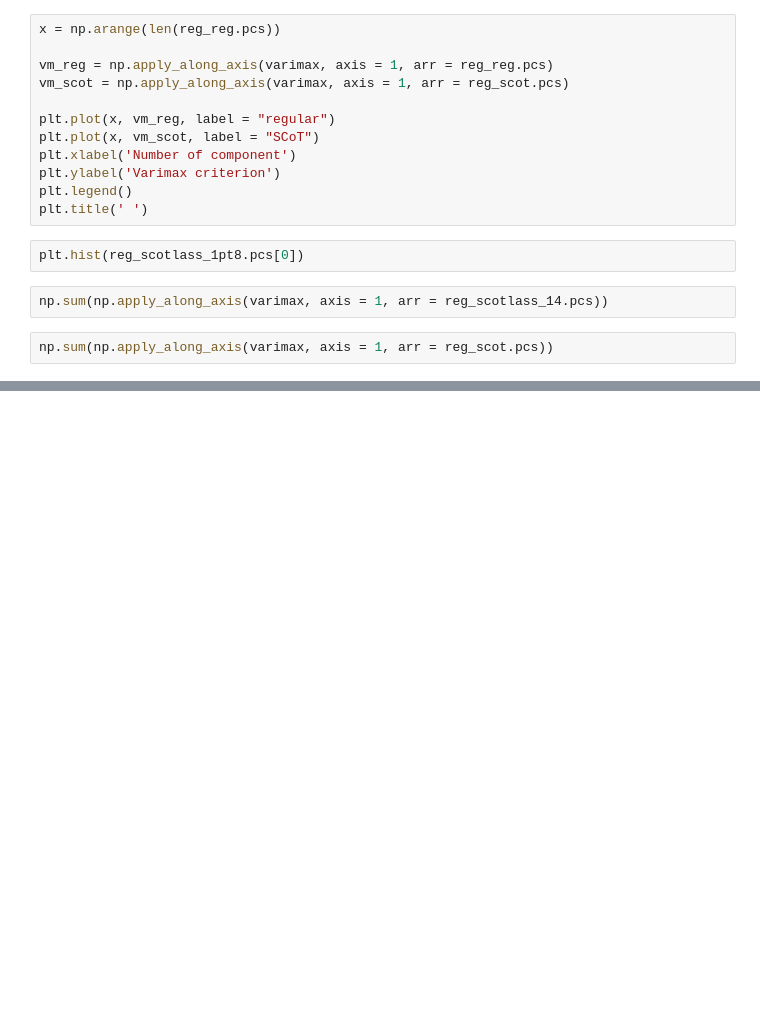
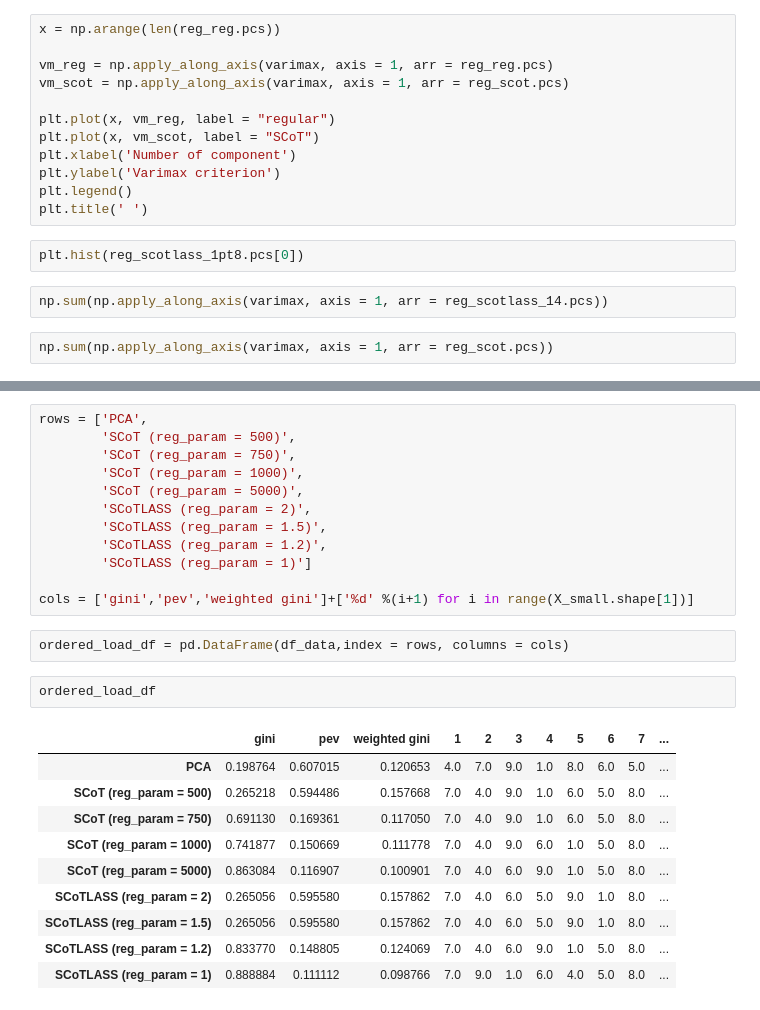
Before and after one commit to Jonas-JP-Peeters/Sparse-PCA-Project, a Jupyter notebook: Scripts/Main.ipynb, the cells around one changed output, grey strips where cells are left out. Drawn from its saved outputs; the diff is of its cells as text; blank space fills up the shorter version.

```diff
--- a/Scripts/Main.ipynb
+++ b/Scripts/Main.ipynb
@@ -951,0 +948,27 @@ np.sum(np.apply_along_axis(varimax, axis = 1, arr = reg_scot.pcs))
+# %%
+rows = ['PCA',
+        'SCoT (reg_param = 500)',
+        'SCoT (reg_param = 750)',
+        'SCoT (reg_param = 1000)',
+        'SCoT (reg_param = 5000)',
+        'SCoTLASS (reg_param = 2)',
+        'SCoTLASS (reg_param = 1.5)',
+        'SCoTLASS (reg_param = 1.2)',
+        'SCoTLASS (reg_param = 1)']
+
+cols = ['gini','pev','weighted gini']+['%d' %(i+1) for i in range(X_small.shape[1])]
+# %%
+ordered_load_df = pd.DataFrame(df_data,index = rows, columns = cols)
+# %%
+ordered_load_df
+# %% [output]
+|  | gini | pev | weighted gini | 1 | 2 | 3 | 4 | 5 | 6 | 7 | ... |
+| PCA | 0.198764 | 0.607015 | 0.120653 | 4.0 | 7.0 | 9.0 | 1.0 | 8.0 | 6.0 | 5.0 | ... |
+| SCoT (reg_param = 500) | 0.265218 | 0.594486 | 0.157668 | 7.0 | 4.0 | 9.0 | 1.0 | 6.0 | 5.0 | 8.0 | ... |
+| SCoT (reg_param = 750) | 0.691130 | 0.169361 | 0.117050 | 7.0 | 4.0 | 9.0 | 1.0 | 6.0 | 5.0 | 8.0 | ... |
+| SCoT (reg_param = 1000) | 0.741877 | 0.150669 | 0.111778 | 7.0 | 4.0 | 9.0 | 6.0 | 1.0 | 5.0 | 8.0 | ... |
+| SCoT (reg_param = 5000) | 0.863084 | 0.116907 | 0.100901 | 7.0 | 4.0 | 6.0 | 9.0 | 1.0 | 5.0 | 8.0 | ... |
+| SCoTLASS (reg_param = 2) | 0.265056 | 0.595580 | 0.157862 | 7.0 | 4.0 | 6.0 | 5.0 | 9.0 | 1.0 | 8.0 | ... |
+| SCoTLASS (reg_param = 1.5) | 0.265056 | 0.595580 | 0.157862 | 7.0 | 4.0 | 6.0 | 5.0 | 9.0 | 1.0 | 8.0 | ... |
+| SCoTLASS (reg_param = 1.2) | 0.833770 | 0.148805 | 0.124069 | 7.0 | 4.0 | 6.0 | 9.0 | 1.0 | 5.0 | 8.0 | ... |
+| SCoTLASS (reg_param = 1) | 0.888884 | 0.111112 | 0.098766 | 7.0 | 9.0 | 1.0 | 6.0 | 4.0 | 5.0 | 8.0 | ... |
```
Also changed, not shown: parts of 30 cells of this notebook.
